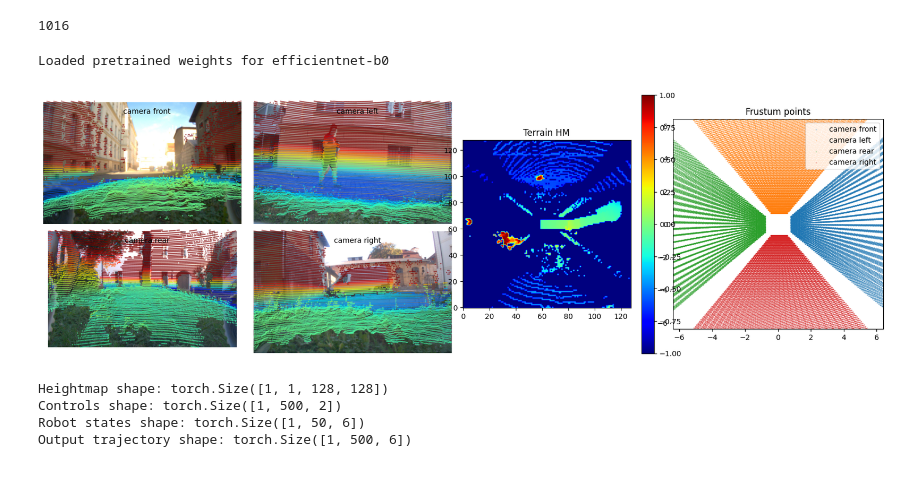
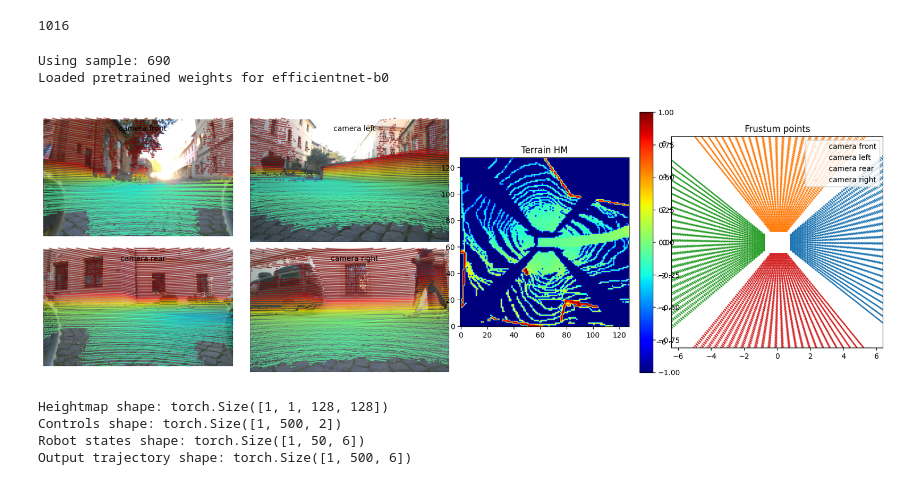
Before and after one commit to ctu-vras/monoforce, a Jupyter notebook: monoforce/examples/lstm_traj_pred.ipynb, the cells around one changed output. Cells and saved outputs as stored; diff of their text form; code cells hidden in the pictures.

```diff
--- a/monoforce/examples/lstm_traj_pred.ipynb
+++ b/monoforce/examples/lstm_traj_pred.ipynb
@@ -184,12 +121,16 @@ print(len(ds))
 # %%
 %matplotlib inline
 from monoforce.utils import explore_data
+import numpy as np
 
-sample_i = 120
+# sample_i = 120
+sample_i = np.random.choice(len(ds))
+print(f'Using sample: {sample_i}')
 explore_data(ds, [sample_i])
 # %% [output]
+Using sample: 690
 Loaded pretrained weights for efficientnet-b0
-[figure, old version]
+[figure, new version]
 # %%
 # Inference
 sample = ds[sample_i]
```
Also changed, not shown: parts of 5 cells of this notebook, 15 other files.
